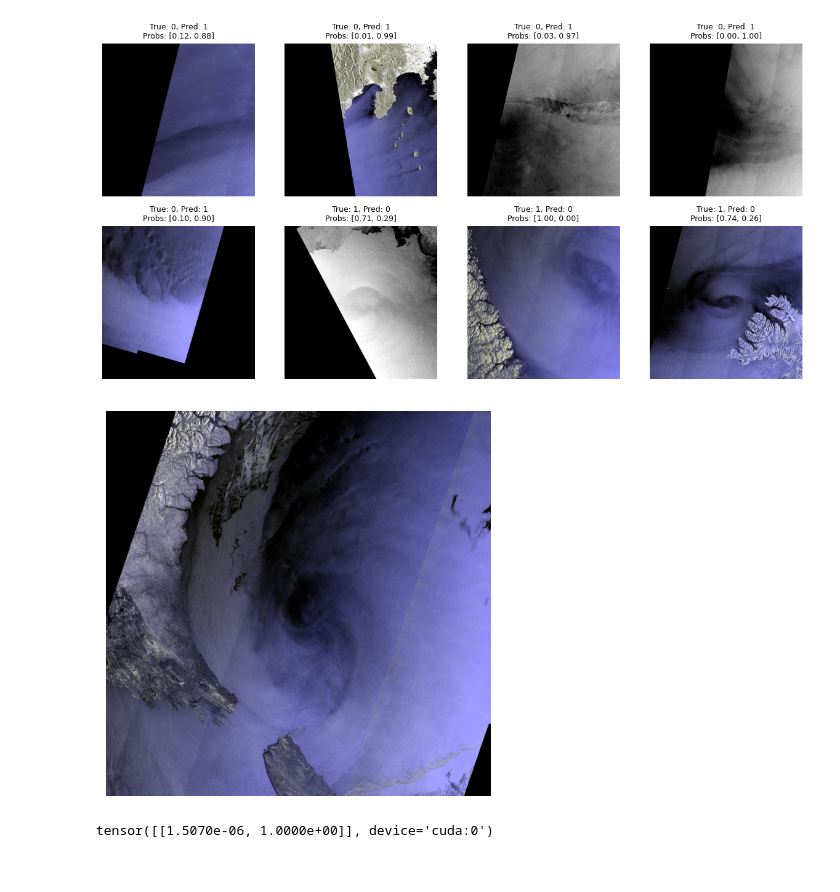
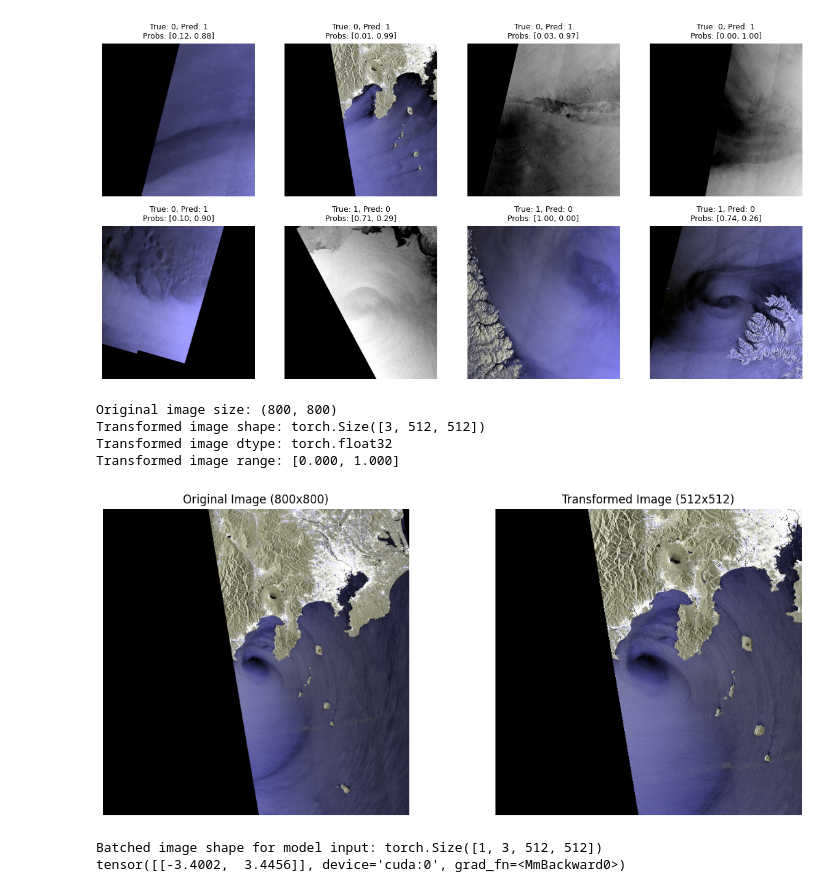
Before and after one commit to Grometton/Interpretability-Polar-Lows, a Jupyter notebook: notebooks/explanations.ipynb, the cells around one changed output. Cells and saved outputs as stored; diff of their text form; code cells hidden in the pictures.

```diff
--- a/notebooks/explanations.ipynb
+++ b/notebooks/explanations.ipynb
@@ -43,6 +48,6 @@ warnings.filterwarnings('ignore')
 # %%
-test_dir = Path('/home/nlfrx7981/uncertainty/data/polar-lows/test')
-train_dir = Path('/home/nlfrx7981/uncertainty/data/polar-lows/train')
+test_dir = '/home/nlfrx7981/uncertainty/data/polar-lows/test'
+train_dir = '/home/nlfrx7981/uncertainty/data/polar-lows/train'
 
 device = get_device('auto')
 print(device)
@@ -109,16 +118,3 @@ plt.tight_layout()
 plt.show()
 # %% [output]
 [figure]
-# %%
-# fix particular instance for experiments
-sample_img_path = test_dir/'pos'/'e8b0d4_20181231T025037_20181231T025219_mos_rgb.png'
-
-plt.figure(figsize=(5, 5))  # Adjust width and height as needed
-plt.imshow(get_image(sample_img_path))
-plt.axis('off')
-plt.show()
-
-print(ImagePred(model, sample_img_path, test_transform, device)[1])
-# %% [output]
-[figure, removed]
-tensor([[1.5070e-06, 1.0000e+00]], device='cuda:0')
@@ -130 +121,53 @@ logits_sample_img = model(sample_img_tensor.to(device))
+# %%
+# Load sample image
+image_path = Path(test_dir)/'pos'/'cffe42_20191012T084028_20191012T084212_mos_rgb.png'
+image = get_image(image_path)
+
+print(f"Original image size: {image.size}")
+
+# Get the same transforms used for testing/inference
+train_transform, test_transform = get_transforms()
+
+# Apply the test transform (same as used during model evaluation)
+transformed_image = test_transform(image)
+
+print(f"Transformed image shape: {transformed_image.shape}")
+print(f"Transformed image dtype: {transformed_image.dtype}")
+print(f"Transformed image range: [{transformed_image.min():.3f}, {transformed_image.max():.3f}]")
+
+fig, axes = plt.subplots(1, 2, figsize=(12, 5))
+
+# Original image
+axes[0].imshow(image)
+axes[0].set_title(f"Original Image ({image.size[0]}x{image.size[1]})")
+axes[0].axis('off')
+
+# Transformed image (convert tensor back to displayable format)
+# PyTorch tensors are in CHW format, matplotlib expects HWC
+transformed_display = transformed_image.permute(1, 2, 0)  # CHW -> HWC
+axes[1].imshow(transformed_display)
+axes[1].set_title(f"Transformed Image ({transformed_image.shape[1]}x{transformed_image.shape[2]})")
+axes[1].axis('off')
+
+plt.tight_layout()
+plt.show()
+
+# The transformed_image now ready to be fed to model
+# It's a tensor with shape (3, 512, 512) and values in [0, 1]
+
+# for model inference:
+batched_image = transformed_image.unsqueeze(0)  # Shape: (1, 3, 512, 512)
+print(f"Batched image shape for model input: {batched_image.shape}")
+
+model.eval()
+logits_sample_img = model(batched_image.to(device))
+print(logits_sample_img)
+# %% [output]
+Original image size: (800, 800)
+Transformed image shape: torch.Size([3, 512, 512])
+Transformed image dtype: torch.float32
+Transformed image range: [0.000, 1.000]
+[figure, added]
+Batched image shape for model input: torch.Size([1, 3, 512, 512])
+tensor([[-3.4002,  3.4456]], device='cuda:0', grad_fn=<MmBackward0>)
 # %%
```
Also changed, not shown: parts of 8 cells of this notebook, 1 other file.
